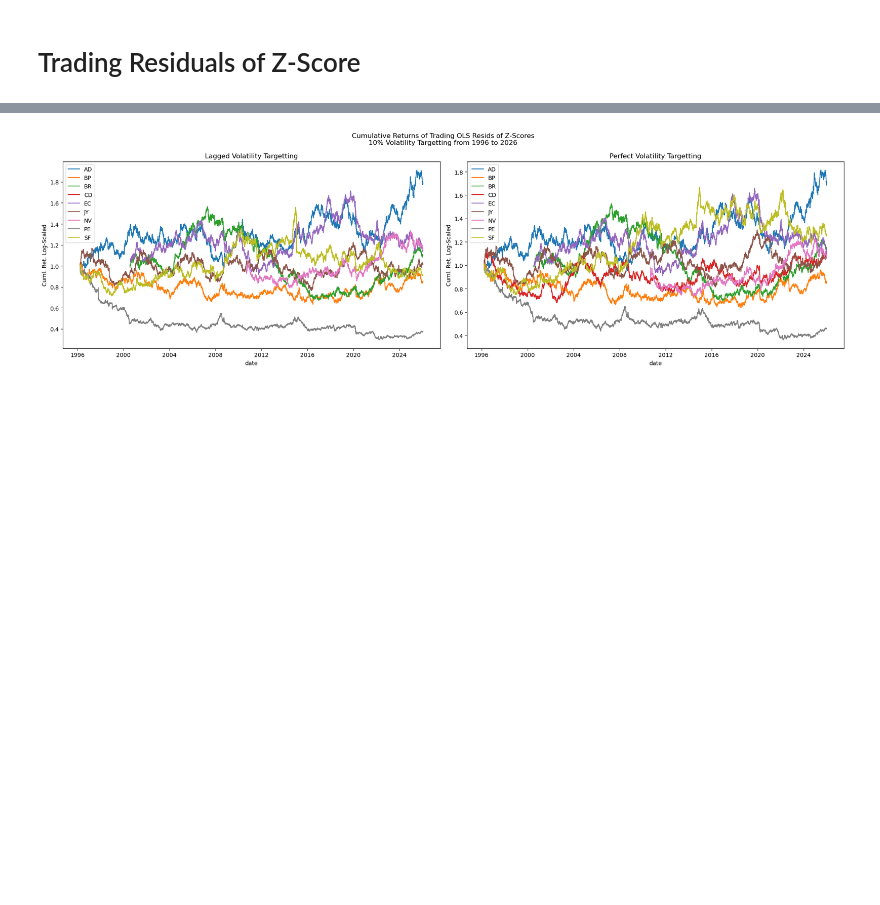
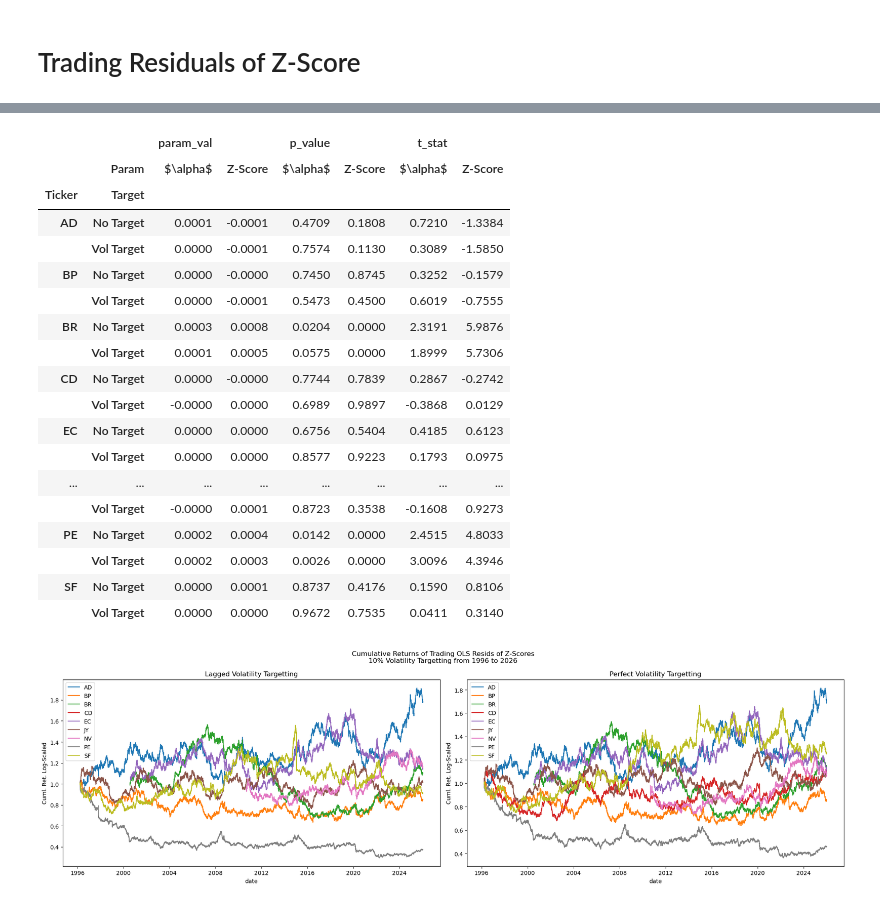
Before and after one commit to diegodalvarez/FXEquitySpillover, a Jupyter notebook: 1SignalStrategies.ipynb, the cells around one changed output, grey strips where cells are left out. Cells and saved outputs as stored; diff of their text form; code cells hidden in the pictures; blank space fills up the shorter version.

Commit message:
init readme table

```diff
--- a/1SignalStrategies.ipynb
+++ b/1SignalStrategies.ipynb
@@ -359,3 +375,80 @@ plt.tight_layout()
+# %%
+df_vol_rtn = (df_fut_rtn.pivot(
+    index = "date", columns = "security", values = "fut_rtn").
+    apply(lambda x: x * (0.1 / (x.ewm(span = 100, adjust = False).std() * np.sqrt(252)))).
+    reset_index().
+    melt(id_vars = "date", value_name = "fut_rtn").
+    dropna().
+    assign(group = "vol_target"))
+
+df_combined = (pd.concat([
+    df_vol_rtn,
+    df_fut_rtn.assign(group = "no_target")]).
+    rename(columns = {"security": "fut_ticker"}).
+    assign(date = lambda x: pd.to_datetime(x.date).dt.date).
+    merge(right = df_ticker_guide, how = "inner", on = ["fut_ticker"]).
+    merge(right = df_signal, how = "inner", on = ["date", "etf_ticker"]).
+    assign(group_var = lambda x: x.fut_ticker + " " + x.group))
+# %%
+def _get_params(df: pd.DataFrame) -> pd.DataFrame:
+
+    model = (sm.OLS(
+        endog = df.fut_rtn,
+        exog  = sm.add_constant(df.signal)).
+        fit())
+
+    df_params  = model.params.to_frame(name = "param_val").reset_index()
+    df_pvalues = model.pvalues.to_frame(name = "p_value").reset_index()
+    df_tstats  = model.tvalues.to_frame(name = "t_stat").reset_index()
+
+    df_out = (df_params.merge(
+        right = df_pvalues, how = "inner", on = ["index"]).
+        merge(right = df_tstats, how = "inner", on = ["index"]))
+
+    return df_out
+
+(df_combined.groupby(
+    "group_var").
+    apply(_get_params).
+    reset_index().
+    drop(columns = ["level_1"]).
+    rename(columns = {"index": "param"}).
+    melt(id_vars = ["group_var", "param"]).
+    assign(
+        ticker = lambda x: x.group_var.str.split(" ").str[0],
+        target = lambda x: x.group_var.str.split(" ").str[1]).
+    rename(columns = {
+        "variable": "",
+        "param"   : "Param",
+        "ticker"  : "Ticker",
+        "target"  : "Target"}).
+    replace({
+        "no_target" : "No Target",
+        "vol_target": "Vol Target",
+        "const"     : r"$\alpha$",
+        "signal"    : "Z-Score"}).
+    pivot(index = ["Ticker", "Target"], columns = ["", "Param"], values = "value").
+    apply(lambda x: np.round(x,4)))
+# %% [output]
+|  |  | param_val |  | p_value |  | t_stat |  |
+|  | Param | $\alpha$ | Z-Score | $\alpha$ | Z-Score | $\alpha$ | Z-Score |
+| Ticker | Target |  |  |  |  |  |  |
+| AD | No Target | 0.0001 | -0.0001 | 0.4709 | 0.1808 | 0.7210 | -1.3384 |
+|  | Vol Target | 0.0000 | -0.0001 | 0.7574 | 0.1130 | 0.3089 | -1.5850 |
+| BP | No Target | 0.0000 | -0.0000 | 0.7450 | 0.8745 | 0.3252 | -0.1579 |
+|  | Vol Target | 0.0000 | -0.0001 | 0.5473 | 0.4500 | 0.6019 | -0.7555 |
+| BR | No Target | 0.0003 | 0.0008 | 0.0204 | 0.0000 | 2.3191 | 5.9876 |
+|  | Vol Target | 0.0001 | 0.0005 | 0.0575 | 0.0000 | 1.8999 | 5.7306 |
+| CD | No Target | 0.0000 | -0.0000 | 0.7744 | 0.7839 | 0.2867 | -0.2742 |
+|  | Vol Target | -0.0000 | 0.0000 | 0.6989 | 0.9897 | -0.3868 | 0.0129 |
+| EC | No Target | 0.0000 | 0.0000 | 0.6756 | 0.5404 | 0.4185 | 0.6123 |
+|  | Vol Target | 0.0000 | 0.0000 | 0.8577 | 0.9223 | 0.1793 | 0.0975 |
+| ... | ... | ... | ... | ... | ... | ... | ... |
+|  | Vol Target | -0.0000 | 0.0001 | 0.8723 | 0.3538 | -0.1608 | 0.9273 |
+| PE | No Target | 0.0002 | 0.0004 | 0.0142 | 0.0000 | 2.4515 | 4.8033 |
+|  | Vol Target | 0.0002 | 0.0003 | 0.0026 | 0.0000 | 3.0096 | 4.3946 |
+| SF | No Target | 0.0000 | 0.0001 | 0.8737 | 0.4176 | 0.1590 | 0.8106 |
+|  | Vol Target | 0.0000 | 0.0000 | 0.9672 | 0.7535 | 0.0411 | 0.3140 |
 # %%
 df_combined = (df_fut_rtn.rename(
     columns = {"security": "fut_ticker"}).
```
Also changed, not shown: parts of 10 cells of this notebook, 2 other files.
